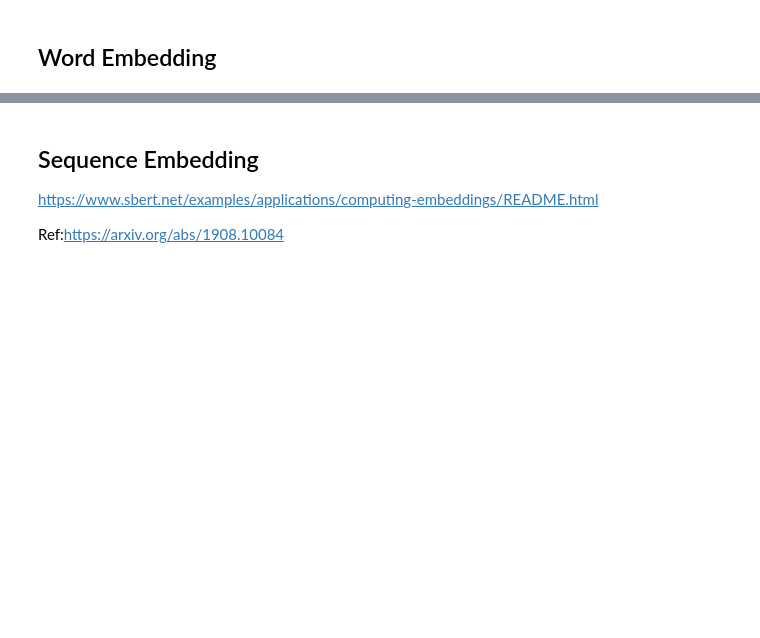
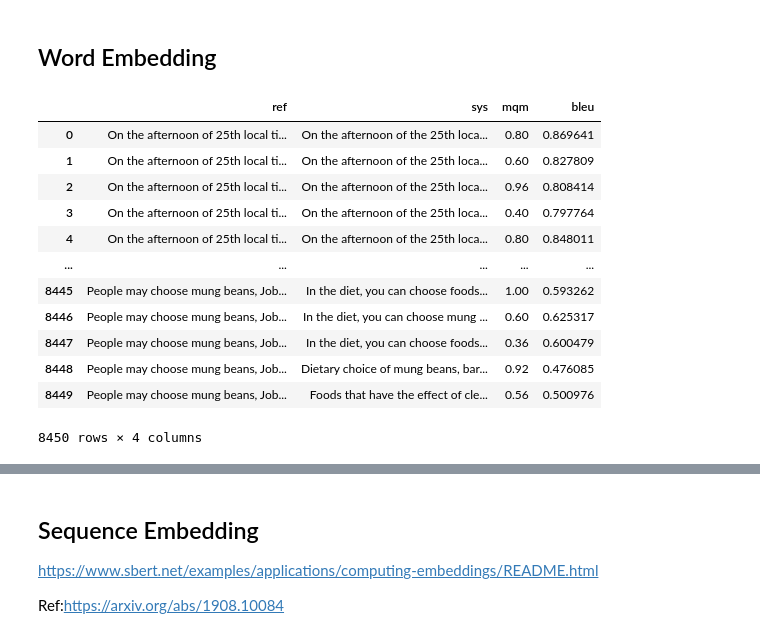
Before and after one commit to JunTu-XD/EmbeddingBleu, a Jupyter notebook: Embedding_Bleu.ipynb, the cells around one changed output, grey strips where cells are left out. Cells and saved outputs as stored; diff of their text form; code cells hidden in the pictures; blank space fills up the shorter version.

```diff
--- a/Embedding_Bleu.ipynb
+++ b/Embedding_Bleu.ipynb
@@ -213,3 +234,23 @@ Text(0.5, 1.0, 'MQM data distribution')
 [figure]
 # %% [markdown]
 ## Word Embedding
+# %%
+import numpy as np
+
+# Normalize MQM scores (0-25 -> 0-1)
+df['mqm'] = 1 - (df['mqm'] / 25)
+df
+# %% [output]
+|  | ref | sys | mqm | bleu |
+| 0 | On the afternoon of 25th local ti... | On the afternoon of the 25th loca... | 0.80 | 0.869641 |
+| 1 | On the afternoon of 25th local ti... | On the afternoon of the 25th loca... | 0.60 | 0.827809 |
+| 2 | On the afternoon of 25th local ti... | On the afternoon of the 25th loca... | 0.96 | 0.808414 |
+| 3 | On the afternoon of 25th local ti... | On the afternoon of the 25th loca... | 0.40 | 0.797764 |
+| 4 | On the afternoon of 25th local ti... | On the afternoon of the 25th loca... | 0.80 | 0.848011 |
+| ... | ... | ... | ... | ... |
+| 8445 | People may choose mung beans, Job... | In the diet, you can choose foods... | 1.00 | 0.593262 |
+| 8446 | People may choose mung beans, Job... | In the diet, you can choose mung ... | 0.60 | 0.625317 |
+| 8447 | People may choose mung beans, Job... | In the diet, you can choose foods... | 0.36 | 0.600479 |
+| 8448 | People may choose mung beans, Job... | Dietary choice of mung beans, bar... | 0.92 | 0.476085 |
+| 8449 | People may choose mung beans, Job... | Foods that have the effect of cle... | 0.56 | 0.500976 |
+8450 rows × 4 columns
```
Also changed, not shown: parts of 24 cells of this notebook.
